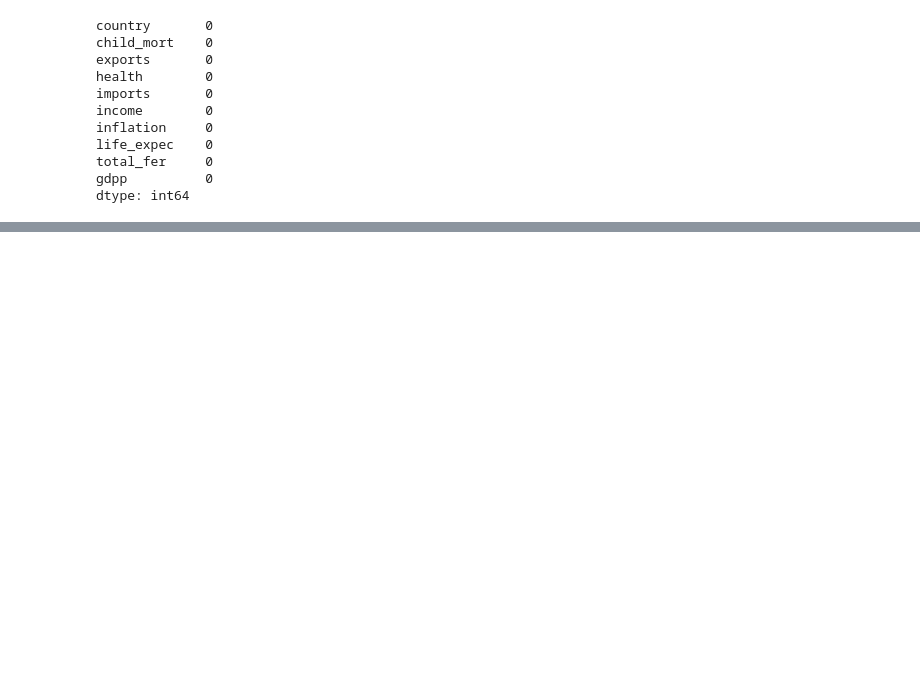
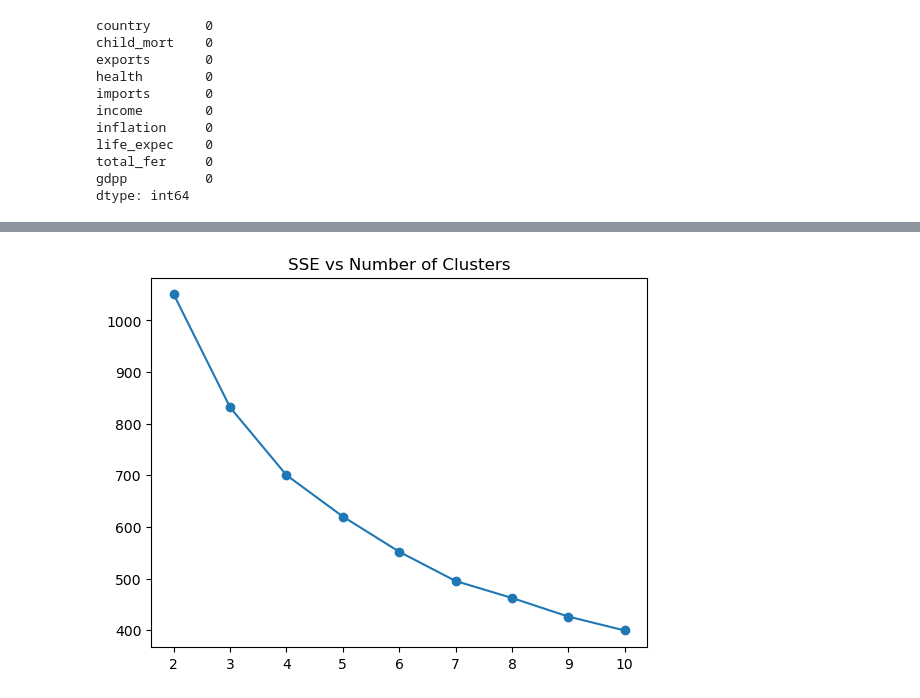
Before and after one commit to LudicrusTwrtle/Unsupervised_ML_Coursework, a Jupyter notebook: Assignment 1/assignment_1.ipynb, the cells around one changed output, grey strips where cells are left out. Saved outputs shown, nothing was run; the diff lists cells and outputs as text; code cells hidden in the pictures; blank space fills up the shorter version.

```diff
--- a/Assignment 1/assignment_1.ipynb
+++ b/Assignment 1/assignment_1.ipynb
@@ -114,30 +114,56 @@ def get_kmeans(x_var, y_var=None, k_range=2, lamda=0.0001, epoch=500):
     SSE = []
     centroid_history = []
     label_history = []
     silhouette_values = []
 
     # Run K-Means for k number of clusters
     for i in range(num_clusters[0],num_clusters[-1]+1):
         train_data = scaler().fit_transform(x_var)
         test_model = KMeans(i, random_state=42, max_iter=epoch, tol=lamda).fit(train_data)
         centroid = test_model.cluster_centers_
         labels = test_model.labels_
 
         # Add metrics to history
         centroid_history.append(centroid)
         label_history.append(labels)
         SSE.append(test_model.inertia_)
         silhouette_avg.append(s_score(train_data,label_history[i-2]))
         silhouette_values.append(s_samples(train_data, labels))
 
     # Create metrics dictionary
     metrics = {
         "Silhouette Score": silhouette_avg,
         "Silhouette Samples": silhouette_values,
         "SSE": SSE,
         "Centroids": centroid_history,
         "Labels": label_history,
     }
     return metrics
 
+# Runs get_kmeans() and stores values in variable
 kmeans_metrics = get_kmeans(country_features,k_range=(2,10))
+
+# Plots Elbow Graph for K-Means
+elbow_graph = plt.figure()
+sse_values = elbow_graph.add_subplot()
+plt.plot(range(2,len(kmeans_metrics["Centroids"])+2),kmeans_metrics["SSE"],'o-',)
+plt.title("SSE vs Number of Clusters")
+plt.show()
+
+x_values = []
+for i in range(0,len(kmeans_metrics["Centroids"])):
+    x_list = []
+    for k in range(0,len(kmeans_metrics["Silhouette Samples"][i])):
+        value_label = (kmeans_metrics["Silhouette Samples"][i][k],kmeans_metrics["Labels"][i][k])
+        x_list.append(value_label)
+    x_list = sorted(x_list,key=lambda x: (x[1],x[0]))
+    x_values.append(x_list)
+
+# Itterates over each K-Means model for plotting
+# for i in range(0,len(x_values)):
+#     plt.scatter(x_values[i], range(0,len(x_values[i])))
+#     # plt.yticks(range(0,max(kmeans_metrics["Labels"][i])+2))
+#     plt.title(f"Silhouette Score per Cluster")
+#     plt.show()
+# %% [output]
+[figure, added]
```
Also changed, not shown: parts of 1 cell of this notebook.
